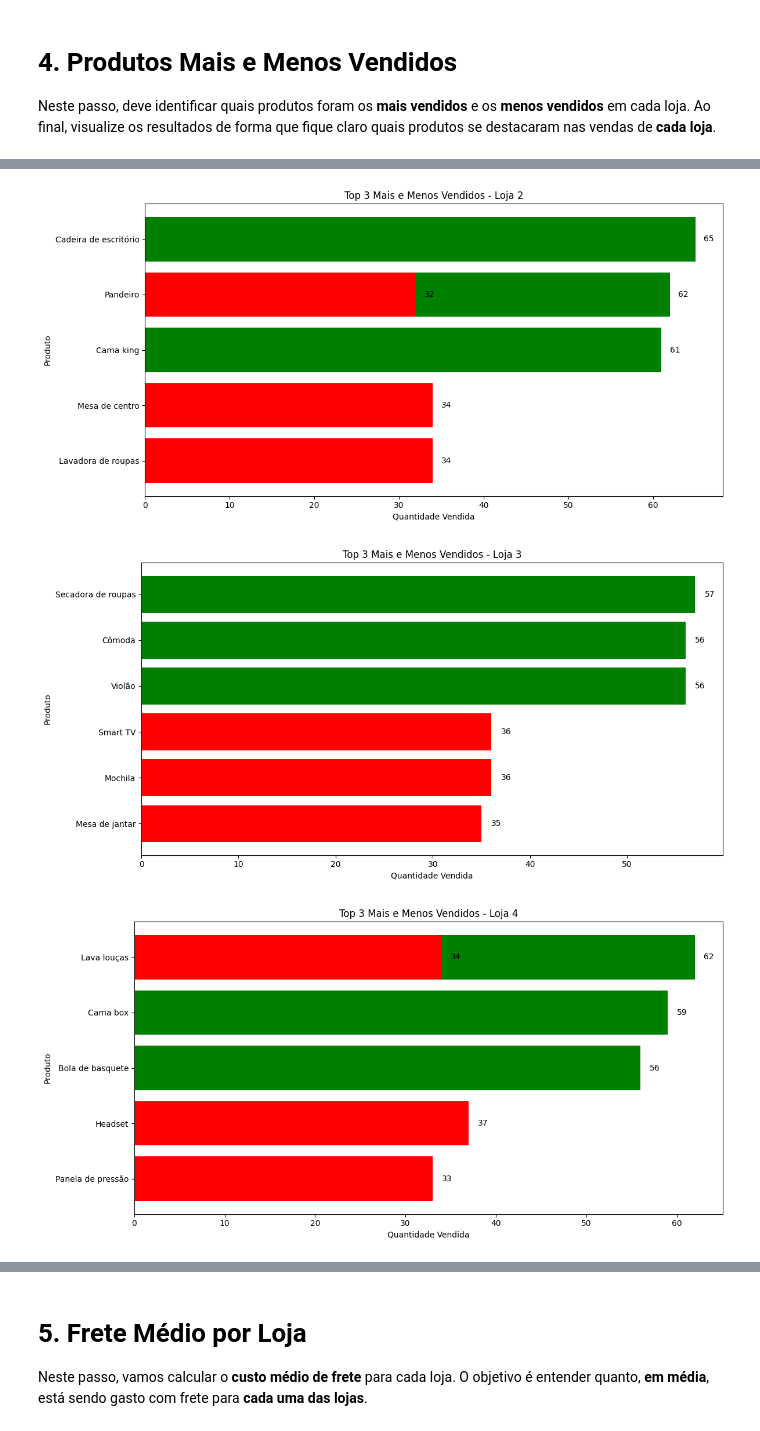
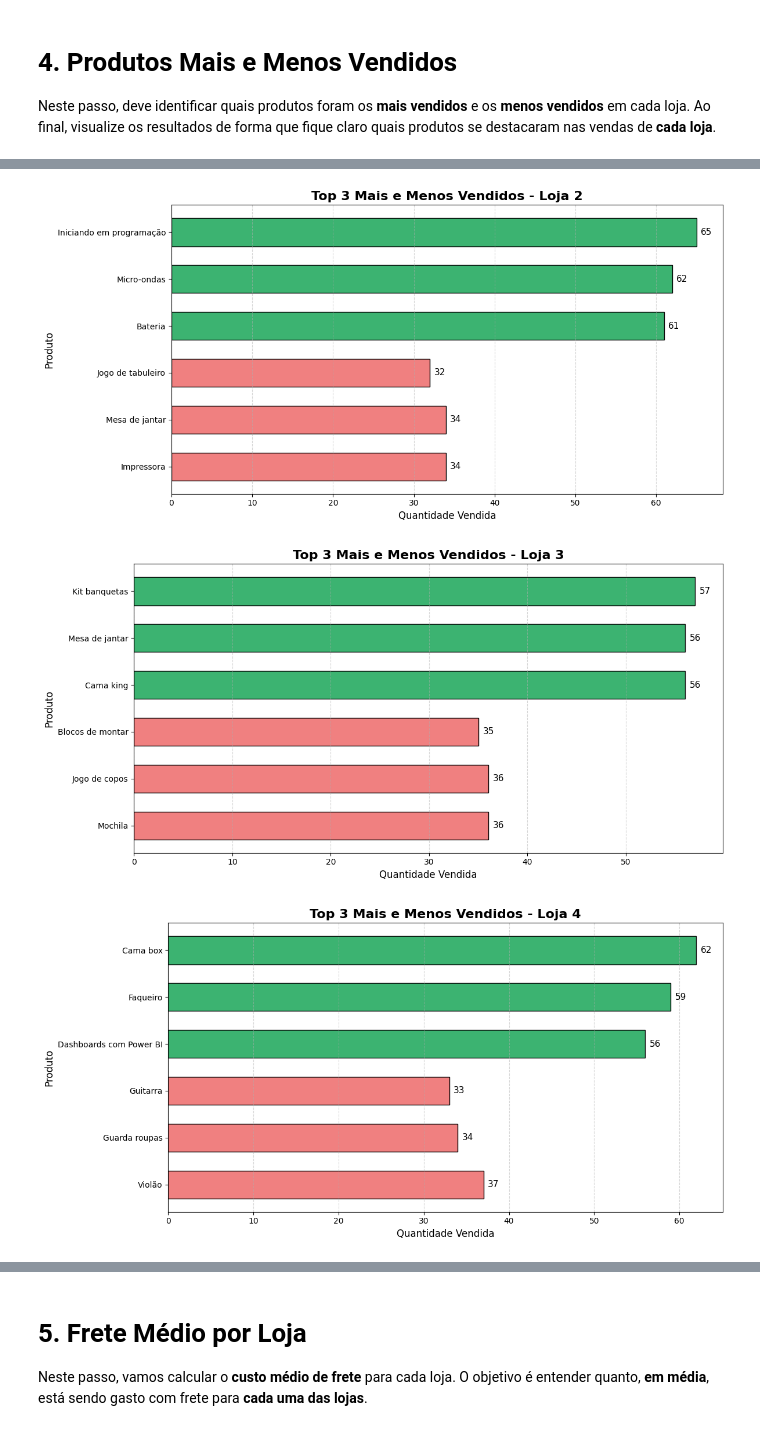
Before and after one commit to brunorm86/challenge1-data-science, a Jupyter notebook: AluraStoreBr.ipynb, the cells around one changed output, grey strips where cells are left out. Saved outputs shown, nothing was run; the diff lists cells and outputs as text; code cells hidden in the pictures.

```diff
--- a/AluraStoreBr.ipynb
+++ b/AluraStoreBr.ipynb
@@ -170,0 +155,10 @@ Name: count, dtype: int64
+# %%
+# gráfico pizza para cada loja em %
+
+# Gráficos individuais para cada loja
+for i, venda_categoria in enumerate(venda_por_categoria, start=1):
+    plt.figure(figsize=(6, 6))
+    plt.pie(venda_categoria, labels=venda_categoria.index, autopct='%1.1f%%', startangle=90)
+    plt.title(f'Vendas por Categoria - Loja {i}')
+    plt.axis('equal')  # Deixa o círculo redondo
+    plt.show()
@@ -195,3 +244,10 @@ Média de avaliação da loja 4:
 # %% [markdown]
 # 4. Produtos Mais e Menos Vendidos
 Neste passo, deve identificar quais produtos foram os **mais vendidos** e os **menos vendidos** em cada loja.  Ao final, visualize os resultados de forma que fique claro quais produtos se destacaram nas vendas de **cada loja**.
+# %%
+venda_por_produtos = []
+
+for i, loja in enumerate(lojas, start=1):
+    venda_produto = loja['Produto'].value_counts()
+    venda_por_produtos.append(venda_produto)
+    print(f"Vendas por produto da loja {i}:\n{venda_produto}\n")
@@ -198,35 +272,39 @@ Neste passo, deve identificar quais produtos foram os **mais vendidos** e os **m
 # %%
 for i, loja in enumerate(lojas, start=1):
-    produtos = loja['Produto']
-    vendas = loja['Produto'].value_counts()  # Quantidade vendida de cada produto
+    vendas = loja['Produto'].value_counts()
 
-      # Juntando produtos e vendas
-    produtos_vendas = list(zip(produtos, vendas))
-    produtos_vendas.sort(key=lambda x: x[1], reverse=True)
+    # Produtos mais vendidos
+    top_3 = vendas.nlargest(3)
 
-    top_3 = produtos_vendas[:3]
-    bottom_3 = produtos_vendas[-3:]
+    # Remover do DataFrame para pegar os menos vendidos
+    vendas_restantes = vendas.drop(top_3.index)
+    bottom_3 = vendas_restantes.nsmallest(3)
 
-    # Juntando top e bottom
-    produtos_combinados, vendas_combinadas = zip(*(top_3 + bottom_3))
+    # Juntando top e bottom (sem repetição)
+    produtos_combinados = list(top_3.index) + list(bottom_3.index)
+    vendas_combinadas = list(top_3.values) + list(bottom_3.values)
 
-    # Definir cores: verde para mais vendidos, vermelho para menos vendidos
-    cores = ['green'] * 3 + ['red'] * 3
+    # Cores
+    cores = ['mediumseagreen'] * len(top_3) + ['lightcoral'] * len(bottom_3)
 
-    # Gráfico
+    # Criar gráfico
     plt.figure(figsize=(12, 6))
-    bars = plt.barh(produtos_combinados, vendas_combinadas, color=cores)
-    plt.gca().invert_yaxis()  # Produto com maior valor no topo
-    plt.title(f'Top 3 Mais e Menos Vendidos - Loja {i}')
-    plt.xlabel('Quantidade Vendida')
-    plt.ylabel('Produto')
+    bars = plt.barh(produtos_combinados, vendas_combinadas, color=cores, edgecolor='black', height=0.6)
 
-    # Adicionando anotações
+    plt.gca().invert_yaxis()
+    plt.title(f'Top 3 Mais e Menos Vendidos - Loja {i}', fontsize=16, weight='bold')
+    plt.xlabel('Quantidade Vendida', fontsize=12)
+    plt.ylabel('Produto', fontsize=12)
+    plt.grid(axis='x', linestyle='--', alpha=0.5)
+
+    # Anotar valores
     for bar in bars:
         width = bar.get_width()
-        plt.text(width + 1, bar.get_y() + bar.get_height()/2,
-                 f'{int(width)}', va='center', fontsize=10)
+        plt.text(width + 0.5, bar.get_y() + bar.get_height()/2,
+                 f'{int(width)}', va='center', ha='left', fontsize=11)
 
+    plt.xticks(fontsize=10)
+    plt.yticks(fontsize=10)
     plt.tight_layout()
     plt.show()
 # %% [output]
@@ -234,3 +312,3 @@ for i, loja in enumerate(lojas, start=1):
-[figure, old version]
+[figure, new version]
-[figure, old version]
+[figure, new version]
-[figure, old version]
+[figure, new version]
```
Also changed, not shown: parts of 19 cells of this notebook, 1 other file.
